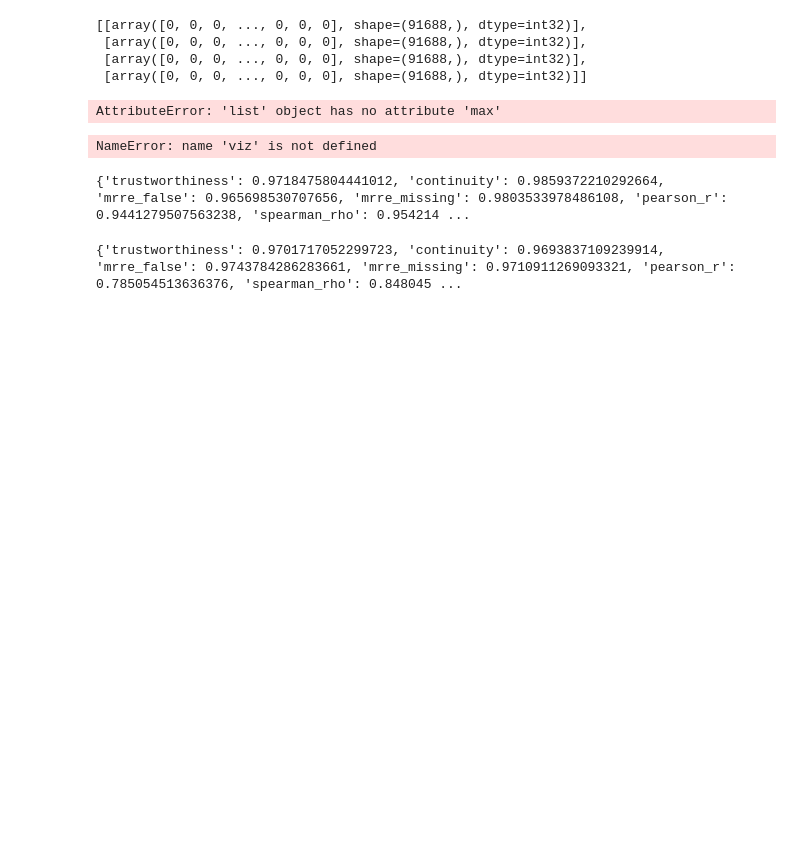
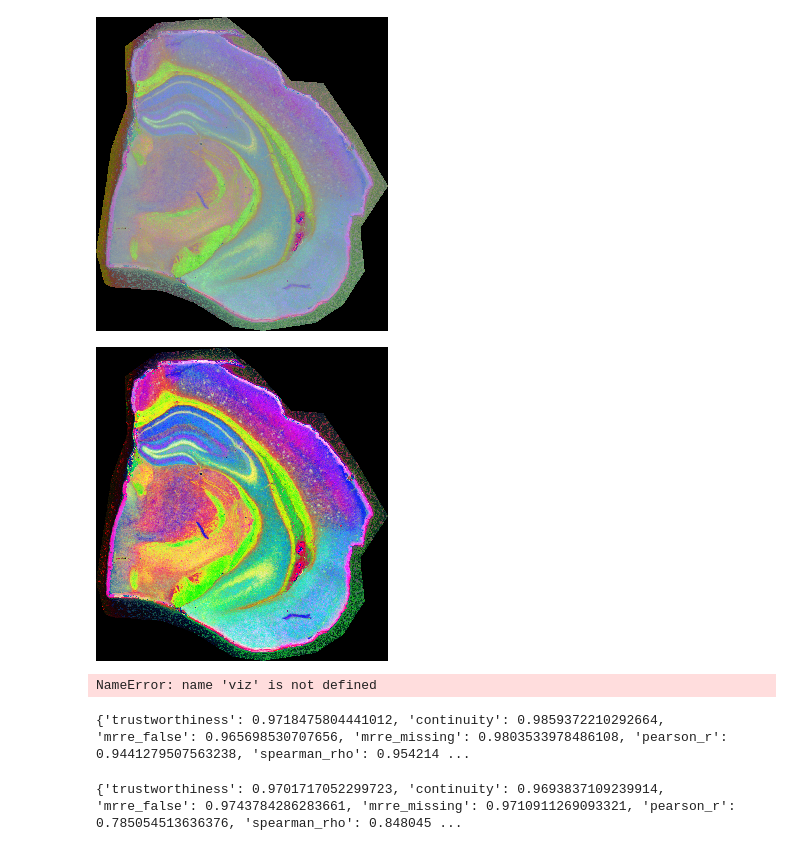
Before and after one commit to jacobgil/pcc, a Jupyter notebook: examples/msi.ipynb, the cells around one changed output. Saved outputs shown, nothing was run; the diff lists cells and outputs as text; code cells hidden in the pictures; blank space fills up the shorter version.

```diff
--- a/examples/msi.ipynb
+++ b/examples/msi.ipynb
@@ -398,19 +398,29 @@ def gonzalez_subset_k_numba(
     return labels_by_k.values()
 # %%
 import cuml
+import random
 from sklearn.cluster import KMeans
+np.random.seed(0)
+torch.manual_seed(0)
 
 mouse_index = 2
-
 X = np.load(f"/home/jacob/Desktop/msi_data/{mouse_index}.npy")
 X = X / (1e-6 + X.sum(axis=-1, keepdims=True))
 X = np.float32(X)
 X = X.transpose().transpose(1, 2, 0)[::-1, :, :].copy()
+X_1d = np.reshape(X, (-1, X.shape[-1])).copy()
+X_raw = X_1d.copy()
+
+cluster_list = []
+
+cluster_list = list(gonzalez_subset_k_numba(X_raw, [2048, 4096, 8192]))
+
+for i in range(1, 10):
+    cluster_list += list(gonzalez_subset_k_numba(X_raw, [2048, 4096, 8192], seed=i))
 
 
-from umap import UMAP
-np.random.seed(0)
-torch.manual_seed(0)
-
-# Reshape data to 2D
-X_1d = np.reshape(X, (-1, X.shape[-1])).copy()
+# for n_clusters in [32,64, 128]:
+#     kmeans = cuml.cluster.KMeans(n_clusters=n_clusters, random_state=42)
+#     kmeans.fit(X_raw[::1, :])
+#     clusters = kmeans.predict(X_raw)
+#     cluster_list.append(clusters)
@@ -432,10 +427,3 @@ for n_clusters in n_clusters_list:
-# %%
-clusters
-# %% [output]
-[[array([0, 0, 0, ..., 0, 0, 0], shape=(91688,), dtype=int32)],
- [array([0, 0, 0, ..., 0, 0, 0], shape=(91688,), dtype=int32)],
- [array([0, 0, 0, ..., 0, 0, 0], shape=(91688,), dtype=int32)],
- [array([0, 0, 0, ..., 0, 0, 0], shape=(91688,), dtype=int32)]]
 # %%
 from sklearn.cluster import KMeans
 import torch
@@ -446,38 +434,43 @@ from PIL import Image
 from pcc import PCC
 import cv2
 import torch
 
 
 class MSIDRWrapper:
     def __init__(self, dr_method):
         self.dr_method = dr_method
 
     def __call__(self, X):
         h, w = X.shape[:2]
         mask = X.sum(axis=-1) > 0
         X_1d = np.reshape(X, (-1, X.shape[-1])).copy()
         reduced = self.dr_method.fit_transform(X_1d)
         result = np.reshape(reduced, (h, w, -1))
         result[mask == 0] = 0
         result = np.uint8(255 * normalize(result, 0, 100))
+        #result = cv2.cvtColor(result, cv2.COLOR_LAB2RGB)
         result[mask == 0] = 0
         return result
 
+#cluster_list = cluster_list.values()
 
 reducer = PCC(n_components=3, num_epochs=1000, num_points=1000,
-                  beta=0, k_epoch=500, temperature=50, batch_size=4096*2*2,
+                  beta=10, k_epoch=50, temperature=10, batch_size=4096*2*2,
                   cluster=True, random_state=20)
 
+
+images = []
+
 # Bind fit_transform to pass clusters as second argument
-reducer.fit_transform = lambda x: PCC.fit_transform(reducer, x, clusters)
+reducer.fit_transform = lambda x: PCC.fit_transform(reducer, x, cluster_list)
 pcc_viz = MSIDRWrapper(reducer)(X.copy())
 display(Image.fromarray(pcc_viz))
 pcc_viz_equalized = equalize_hist(pcc_viz)
+images.append(pcc_viz_equalized)
 display(Image.fromarray(pcc_viz_equalized))
-#print(get_msi_metrics(X, pcc_viz, mouse_index))#, ["main_cat1"]))
-#print(get_msi_metrics(X, pcc_viz, mouse_index))
 # %% [output]
-AttributeError: 'list' object has no attribute 'max'
+[figure, added]
+[figure, added]
 # %%
 # from pcc import PCUMAP
 
```
Also changed, not shown: parts of 1 cell of this notebook.
